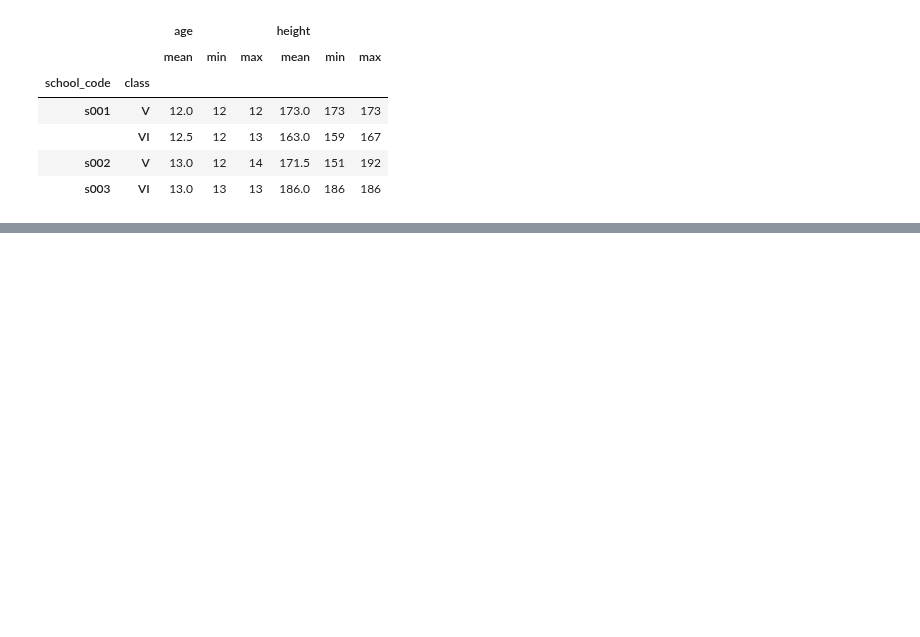
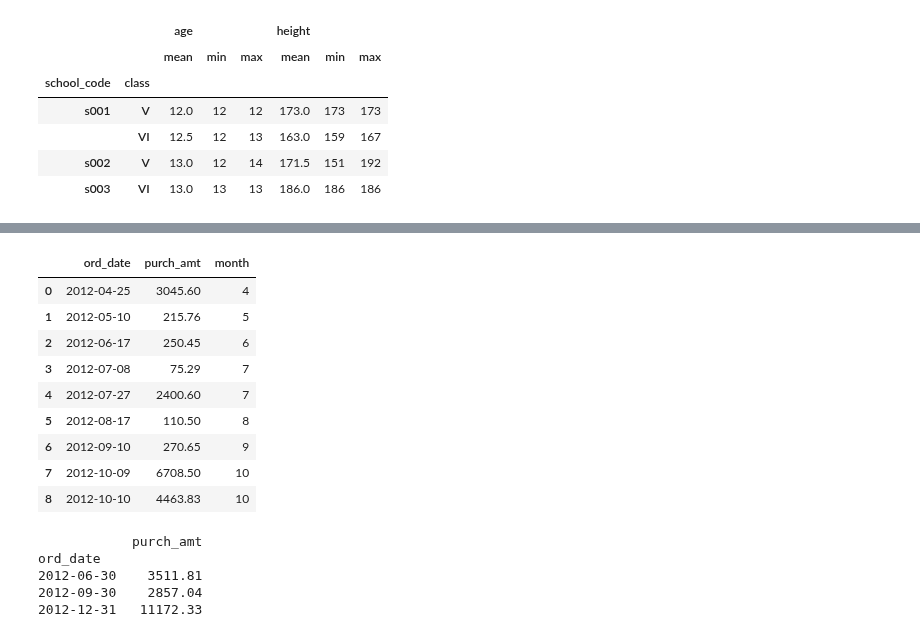
Before and after one commit to vibhutivadje/Python_for_Data_Analysis, a Jupyter notebook: student_data_analysis.ipynb, the cells around one changed output, grey strips where cells are left out. Drawn from its saved outputs; the diff is of its cells as text; code cells hidden in the pictures; blank space fills up the shorter version.

Commit message:
quarterly data

```diff
--- a/student_data_analysis.ipynb
+++ b/student_data_analysis.ipynb
@@ -618,0 +653,9 @@ res
+# %%
+df = pd.DataFrame({
+'ord_no':[70001,70009,70002,70004,70007,70005,70008,70010,70003,70012,70011,70013],
+'purch_amt':[150.5,270.65,65.26,110.5,948.5,2400.6,5760,1983.43,2480.4,250.45, 75.29,3045.6],
+'ord_date': ['05-10-2012','09-10-2012','05-10-2012','08-17-2012','10-09-2012','07-27-2012','10-09-2012','10-10-2012','10-10-2012','06-17-2012','07-08-2012','04-25-2012'],
+'customer_id':[3001,3001,3005,3001,3005,3001,3005,3001,3005,3001,3005,3005],
+'salesman_id': [5002,5005,5001,5003,5002,5001,5001,5006,5003,5002,5007,5001]})
+print("Original Orders DataFrame:")
+print(df)
@@ -618,0 +677,3 @@ res
+# %%
+res_amount = df.groupby('ord_date').agg({'purch_amt':'sum'}).reset_index()
+res_amount
@@ -618,0 +691,16 @@ res
+# %%
+res_amount['ord_date'] = pd.to_datetime(res_amount['ord_date'])
+# %%
+res_amount['month'] = res_amount['ord_date'].dt.month
+res_amount
+# %% [output]
+|  | ord_date | purch_amt | month |
+| 0 | 2012-04-25 | 3045.60 | 4 |
+| 1 | 2012-05-10 | 215.76 | 5 |
+| 2 | 2012-06-17 | 250.45 | 6 |
+| 3 | 2012-07-08 | 75.29 | 7 |
+| 4 | 2012-07-27 | 2400.60 | 7 |
+| 5 | 2012-08-17 | 110.50 | 8 |
+| 6 | 2012-09-10 | 270.65 | 9 |
+| 7 | 2012-10-09 | 6708.50 | 10 |
+| 8 | 2012-10-10 | 4463.83 | 10 |
@@ -618,0 +709,12 @@ res
+# %%
+# res_quarterly = df.set_index('ord_date').grouby(pd.Grouper(freq='Q')).agg({'purch_amt':'sum'})
+# res_quarterly
+
+result = df.set_index('ord_date').groupby(pd.Grouper(freq='Q')).agg({'purch_amt':sum})
+print(result)
+# %% [output]
+            purch_amt
+ord_date
+2012-06-30    3511.81
+2012-09-30    2857.04
+2012-12-31   11172.33
```
Also changed, not shown: parts of 7 cells of this notebook.
